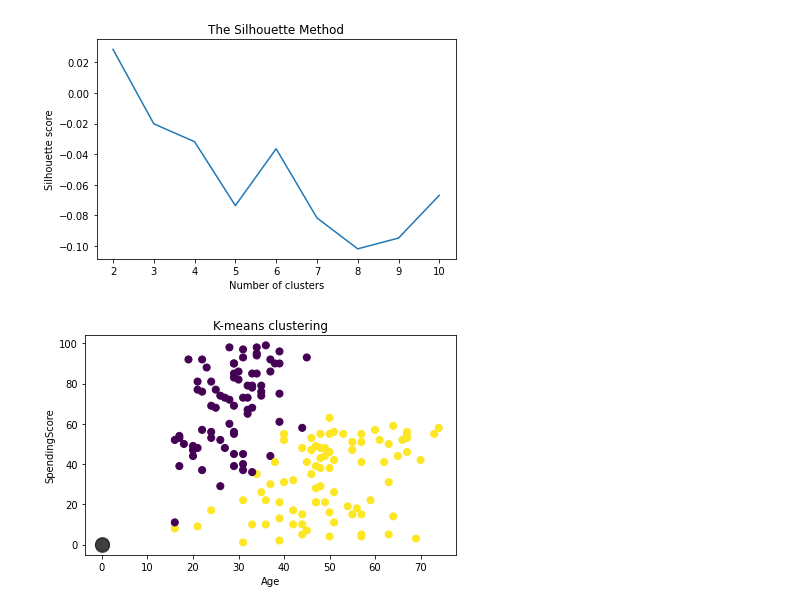
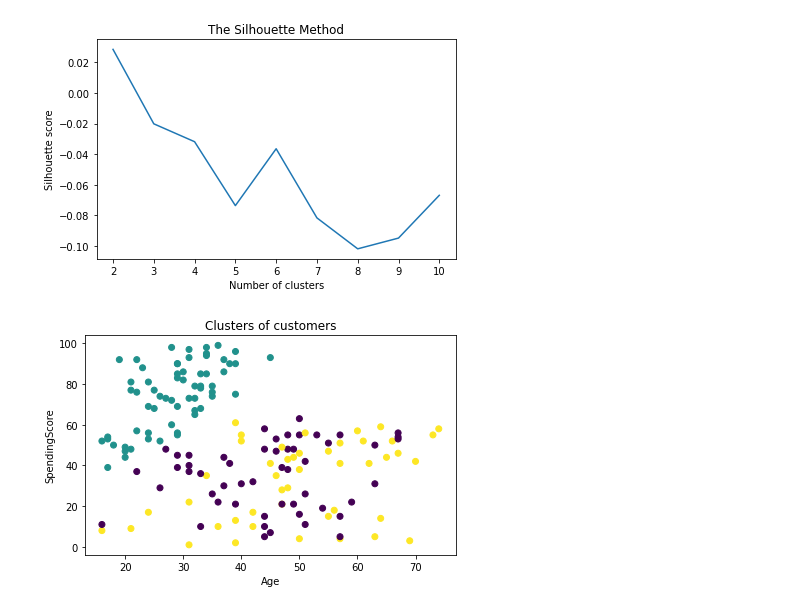
Before and after one commit to seanxuu/Machine-Learning-7126, a Jupyter notebook: assignment3.ipynb, the cells around one changed output. Drawn from its saved outputs; the diff is of its cells as text; code cells hidden in the pictures.

```diff
--- a/assignment3.ipynb
+++ b/assignment3.ipynb
@@ -117,9 +117,9 @@ preprocessing = make_column_transformer(
 from sklearn.cluster import KMeans
 wcss = []
 for i in range(1, 11):
-    kmeans = make_pipeline(preprocessing,KMeans(n_clusters=i, init='k-means++', random_state=42))
-    kmeans.fit(train_set)
-    wcss.append(kmeans.named_steps['kmeans'].inertia_)
+    kmeans_elbow = make_pipeline(preprocessing,KMeans(n_clusters=i, init='k-means++', random_state=42))
+    kmeans_elbow.fit(train_set)
+    wcss.append(kmeans_elbow.named_steps['kmeans'].inertia_)
 plt.plot(range(1, 11), wcss)
 plt.title('The Elbow Method')
 plt.xlabel('Number of clusters')
@@ -128,18 +128,19 @@ save_fig("The Elbow Method")
 # %% [output]
 [figure]
 # %%
+
+# #use one-hot encoding to convert the categorical data to numerical data
+cat_encoder = OneHotEncoder()
+train_set_cat_1hot = cat_encoder.fit_transform(train_set[['Gender']])
+train_set["Gender"] = train_set_cat_1hot.toarray()
+
 # using silhouette score to find the optimal number of clusters
 from sklearn.metrics import silhouette_score
 silhouette_scores = []
-#use one-hot encoding to convert the categorical data to numerical data
-from sklearn.preprocessing import OneHotEncoder
-cat_encoder = OneHotEncoder()
-train_set_cat_1hot = cat_encoder.fit_transform(train_set[['Gender']])
-train_set["Gender"] = train_set_cat_1hot.toarray()
 for n_cluster in range(2, 11):
-    kmeans = make_pipeline(preprocessing,KMeans(n_clusters=n_cluster, init='k-means++', random_state=42))
-    kmeans.fit(train_set)
-    silhouette_scores.append(silhouette_score(train_set, kmeans.named_steps['kmeans'].labels_))
+    kmeans_silhouette = make_pipeline(preprocessing,KMeans(n_clusters=n_cluster, init='k-means++', random_state=42))
+    kmeans_silhouette.fit(train_set)
+    silhouette_scores.append(silhouette_score(train_set, kmeans_silhouette.named_steps['kmeans'].labels_))
 plt.plot(range(2, 11), silhouette_scores)
 plt.title('The Silhouette Method')
 plt.xlabel('Number of clusters')
@@ -147,20 +148,12 @@ plt.ylabel('Silhouette score')
 save_fig("The Silhouette Method")
 # %% [output]
 [figure]
-# %%
-# Plot the cluster centers and the data points on a 2D plane
-kmeans = make_pipeline(preprocessing,KMeans(n_clusters=2, init='k-means++', random_state=42))
-kmeans.fit(train_set)
-
-labels = kmeans.named_steps['kmeans'].labels_
-centers = kmeans.named_steps['kmeans'].cluster_centers_
-plt.scatter(train_set['Age'], train_set['SpendingScore'], c=labels, s=50, cmap='viridis')
-plt.scatter(centers[:, 0], centers[:, 1], c='black', s=200, alpha=0.5);
-xlabel = 'Age'
-ylabel = 'SpendingScore'
-plt.xlabel(xlabel)
-plt.ylabel(ylabel)
-plt.title('K-means clustering')
-save_fig("kmeans_Age_SpendingScore")
-# %% [output]
-[figure, removed]
+# %%
+# plot the clusters
+plt.scatter(train_set['Age'], train_set['SpendingScore'], c=kmeans.named_steps['kmeans'].labels_)
+plt.title('Clusters of customers')
+plt.xlabel('Age')
+plt.ylabel('SpendingScore')
+save_fig("Clusters of customers")
+# %% [output]
+[figure, added]
```
Also changed, not shown: parts of 1 cell of this notebook, 7 other files.
